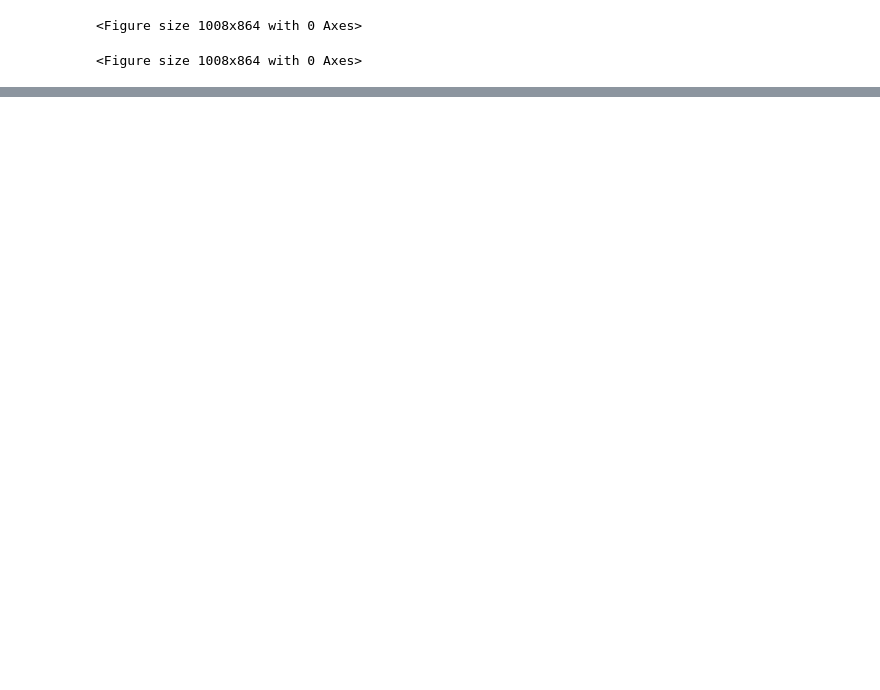
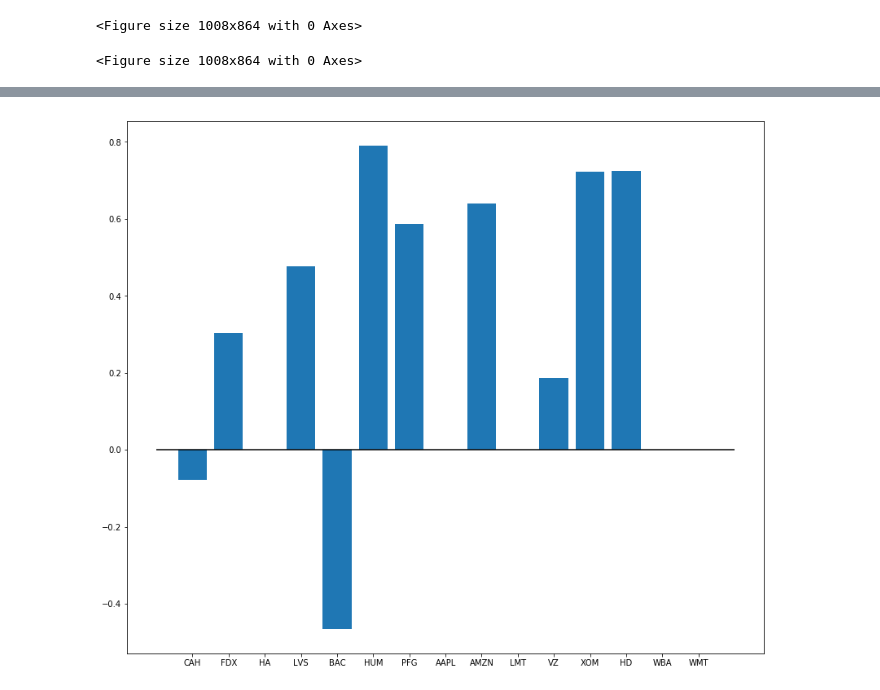
Before and after one commit to GraceHsu12/UCB_Project1_team, a Jupyter notebook: SL_API.ipynb, the cells around one changed output, grey strips where cells are left out. Drawn from its saved outputs; the diff is of its cells as text; code cells hidden in the pictures; blank space fills up the shorter version.

```diff
--- a/SL_API.ipynb
+++ b/SL_API.ipynb
@@ -327,0 +383,7 @@ KeyError: 'Split'
+# %%
+# Convert Tuple to list
+stock_house_pearsonr_list=[]
+for each in stock_house_pearsonr:
+    stock_house_pearsonr_list.append(list(each))
+
+stock_house_pearsonr_list
@@ -327,0 +406,7 @@ KeyError: 'Split'
+# %%
+# convert nan to zeroes
+for each in stock_house_pearsonr_list:
+    if np.isnan(each[0])==True:
+        each[0] = 0
+
+stock_house_pearsonr_list
@@ -327,0 +429,23 @@ KeyError: 'Split'
+# %%
+cleaned_tickers = []
+for each in stock_tickers:
+    if each in ['ABC', 'NKE', 'CVS', 'SAFM', 'ANTM']:
+        pass
+    else:
+        cleaned_tickers.append(each)
+
+correlation_vals = []
+p_vals = []
+for each in stock_house_pearsonr_list:
+    correlation_vals.append(each[0])
+    p_vals.append(each[1])
+# %%
+# Plot correlation values against each stock ticker
+mpl.bar(cleaned_tickers, correlation_vals)
+mpl.hlines(0,-1,15)
+
+# Enlarge figure size
+fig=mpl.gcf()
+fig.set_size_inches(14, 12)
+# %% [output]
+[figure, added]
```
Also changed, not shown: parts of 13 cells of this notebook, 28 other files.
